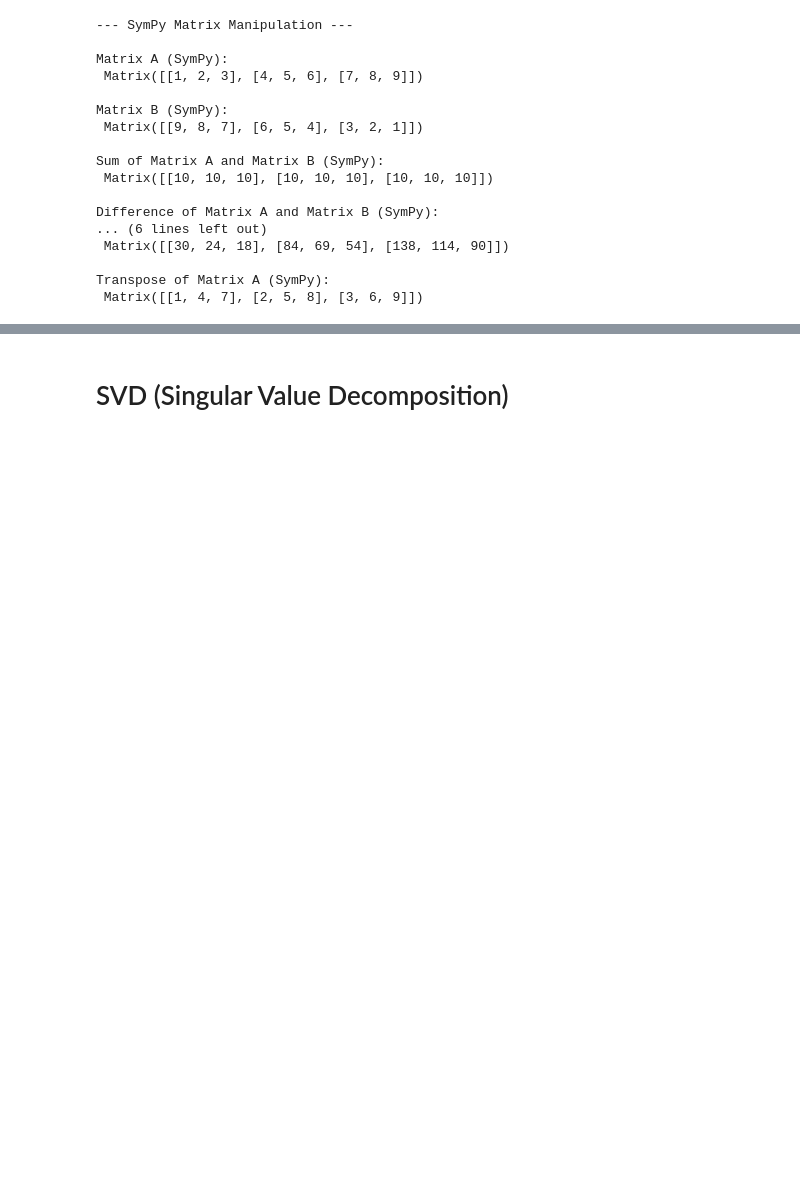
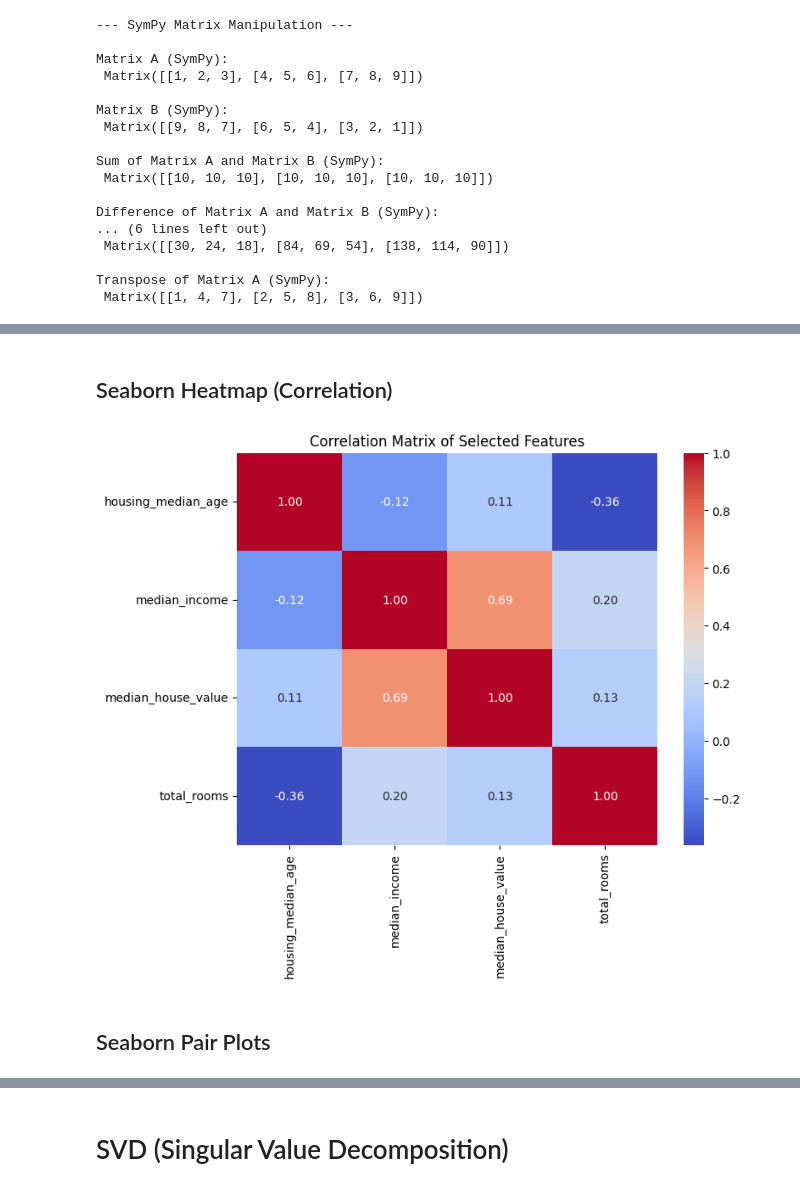
Before and after one commit to vuhung16au/ACU, a Jupyter notebook: ITEC203/Week05/ITEC203-Week05_Tutorial_Code_MNIST.ipynb, the cells around one changed output, grey strips where cells are left out. Saved outputs shown, nothing was run; the diff lists cells and outputs as text; code cells hidden in the pictures; blank space fills up the shorter version.

```diff
--- a/ITEC203/Week05/ITEC203-Week05_Tutorial_Code_MNIST.ipynb
+++ b/ITEC203/Week05/ITEC203-Week05_Tutorial_Code_MNIST.ipynb
@@ -146,0 +283,16 @@ Transpose of Matrix A (SymPy):
+# %% [markdown]
+## Seaborn Heatmap (Correlation)
+# %%
+
+
+features = ['housing_median_age', 'median_income', 'median_house_value', 'total_rooms']
+correlation_matrix = df[features].corr()
+
+plt.figure(figsize=(8, 6))
+sns.heatmap(correlation_matrix, annot=True, cmap='coolwarm', fmt=".2f")
+plt.title('Correlation Matrix of Selected Features')
+plt.show()
+# %% [output]
+[figure, added]
+# %% [markdown]
+## Seaborn Pair Plots
```
Also changed, not shown: parts of 13 cells of this notebook.
